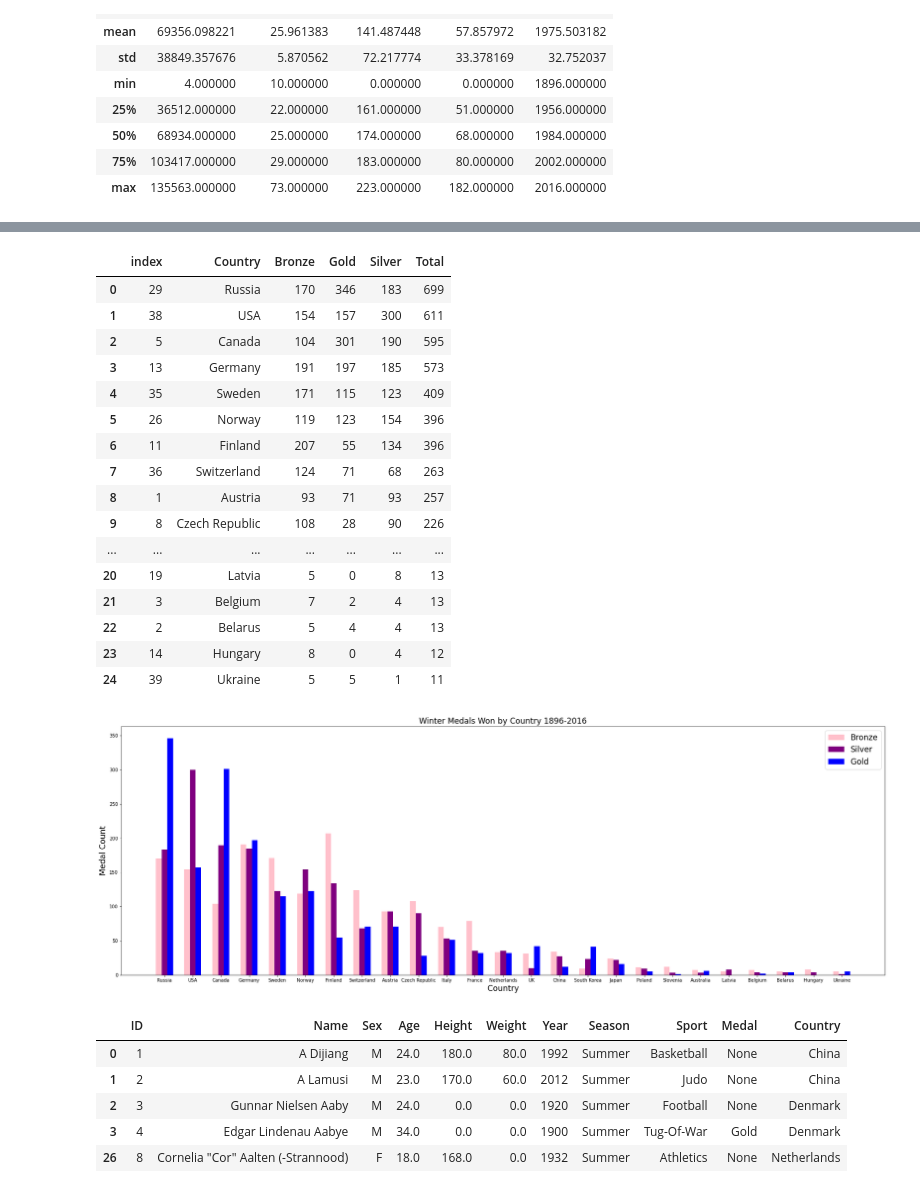
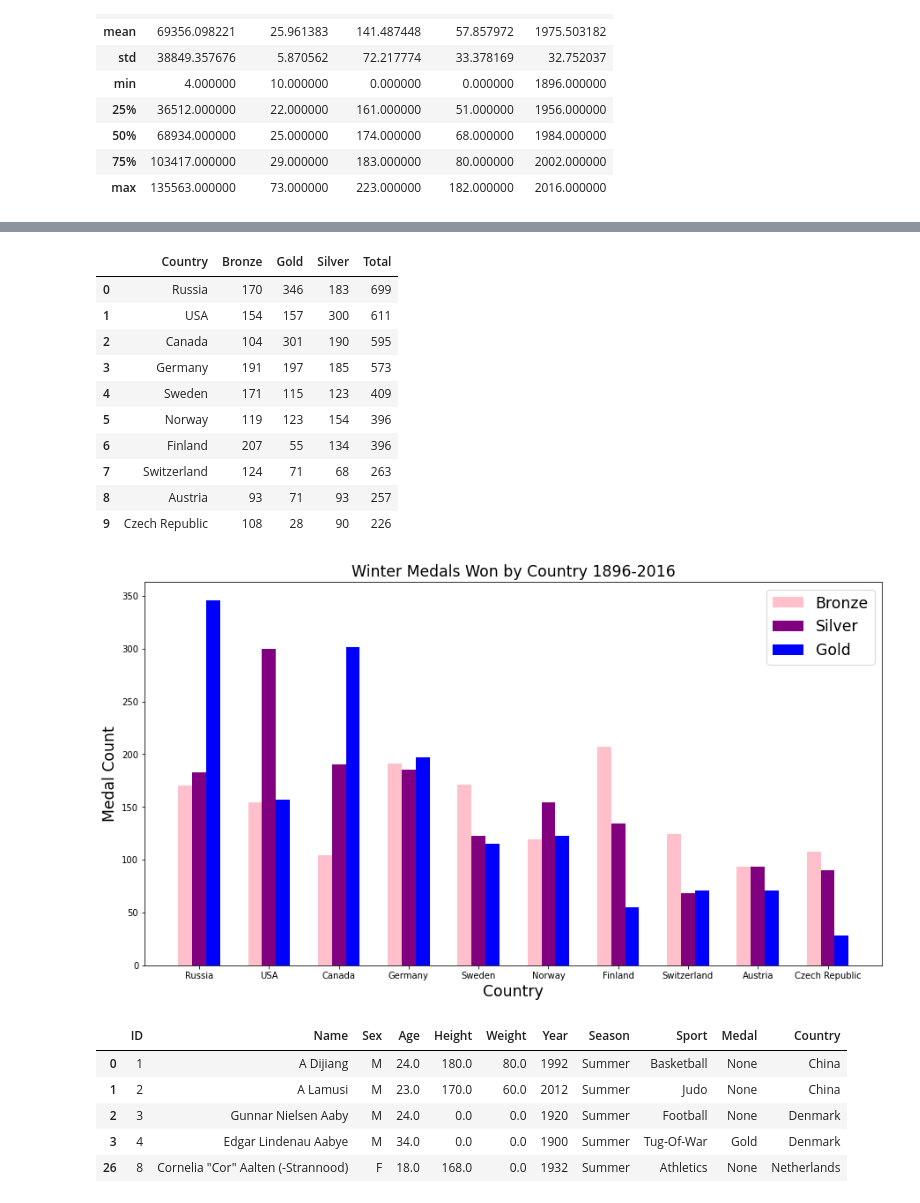
Before and after one commit to sissa81/project1, a Jupyter notebook: olympics.ipynb, the cells around one changed output, grey strips where cells are left out. Cells and saved outputs as stored; diff of their text form; code cells hidden in the pictures.

```diff
--- a/olympics.ipynb
+++ b/olympics.ipynb
@@ -37,7 +39,7 @@ Medal      True
 dtype: bool
 # %%
 # Cleaning up DataFrame
-data.drop(['Team', 'NOC', 'Games', 'City', 'Event', 'notes'], axis=1, inplace=True)
+data.drop(['Team', 'NOC', 'Games', 'City', 'notes'], axis=1, inplace=True)
 data.rename(columns = {'region':'Country'}, inplace = True)
 
 # Replace null values
@@ -216,45 +192,40 @@ plt.show()
 # %%
 # Create winter winners dataframe grouped by country and medal
-winter_medals = winter_winners.groupby(["Country","Medal"]).size().unstack(fill_value=0).reset_index().rename_axis(None, axis=1)
+winter_medals = winter_winners.groupby(["Country","Medal"]).size().unstack(fill_value=0).rename_axis(None, axis=1)
 total_winter = winter_medals["Bronze"] + winter_medals["Silver"] + winter_medals["Gold"]
 winter_medals["Total"] = total_winter
 winter_sorted = winter_medals.sort_values(by="Total", ascending=False).reset_index()
-top_winter = winter_sorted.head(25)
+top_winter = winter_sorted.head(10)
 top_winter
 # %% [output]
-|  | index | Country | Bronze | Gold | Silver | Total |
-| 0 | 29 | Russia | 170 | 346 | 183 | 699 |
-| 1 | 38 | USA | 154 | 157 | 300 | 611 |
-| 2 | 5 | Canada | 104 | 301 | 190 | 595 |
-| 3 | 13 | Germany | 191 | 197 | 185 | 573 |
-| 4 | 35 | Sweden | 171 | 115 | 123 | 409 |
-| 5 | 26 | Norway | 119 | 123 | 154 | 396 |
-| 6 | 11 | Finland | 207 | 55 | 134 | 396 |
-| 7 | 36 | Switzerland | 124 | 71 | 68 | 263 |
-| 8 | 1 | Austria | 93 | 71 | 93 | 257 |
-| 9 | 8 | Czech Republic | 108 | 28 | 90 | 226 |
-| ... | ... | ... | ... | ... | ... | ... |
-| 20 | 19 | Latvia | 5 | 0 | 8 | 13 |
-| 21 | 3 | Belgium | 7 | 2 | 4 | 13 |
-| 22 | 2 | Belarus | 5 | 4 | 4 | 13 |
-| 23 | 14 | Hungary | 8 | 0 | 4 | 12 |
-| 24 | 39 | Ukraine | 5 | 5 | 1 | 11 |
+|  | Country | Bronze | Gold | Silver | Total |
+| 0 | Russia | 170 | 346 | 183 | 699 |
+| 1 | USA | 154 | 157 | 300 | 611 |
+| 2 | Canada | 104 | 301 | 190 | 595 |
+| 3 | Germany | 191 | 197 | 185 | 573 |
+| 4 | Sweden | 171 | 115 | 123 | 409 |
+| 5 | Norway | 119 | 123 | 154 | 396 |
+| 6 | Finland | 207 | 55 | 134 | 396 |
+| 7 | Switzerland | 124 | 71 | 68 | 263 |
+| 8 | Austria | 93 | 71 | 93 | 257 |
+| 9 | Czech Republic | 108 | 28 | 90 | 226 |
 # %%
 # Create bar chart for top winter medal winners
 x_axis = np.arange(len(top_winter["Country"]))
 
-plt.figure(figsize=(30,10))
+plt.figure(figsize=(15,8))
 plt.bar(x_axis -.2, top_winter["Bronze"], 0.2, label = "Bronze", color="pink")
 plt.bar(x_axis +.0, top_winter["Silver"], 0.2, label = "Silver", color="purple")
 plt.bar(x_axis +.2, top_winter["Gold"], 0.2, label = "Gold", color="blue")
 plt.xticks(x_axis,top_winter["Country"])
 plt.xlabel("Country", fontsize="xx-large")
 plt.ylabel("Medal Count", fontsize="xx-large")
 plt.title("Winter Medals Won by Country 1896-2016", fontsize="xx-large")
 plt.legend(loc="upper right",fontsize="xx-large")
+plt.savefig("Images/winter_medals_by_country")
 plt.show()
 # %% [output]
-[figure, old version]
+[figure, new version]
 # %%
 summerGames_df = data[data['Season']=='Summer']
 winterGames_df = data[data['Season']== 'Winter']
```
Also changed, not shown: parts of 24 cells of this notebook.
